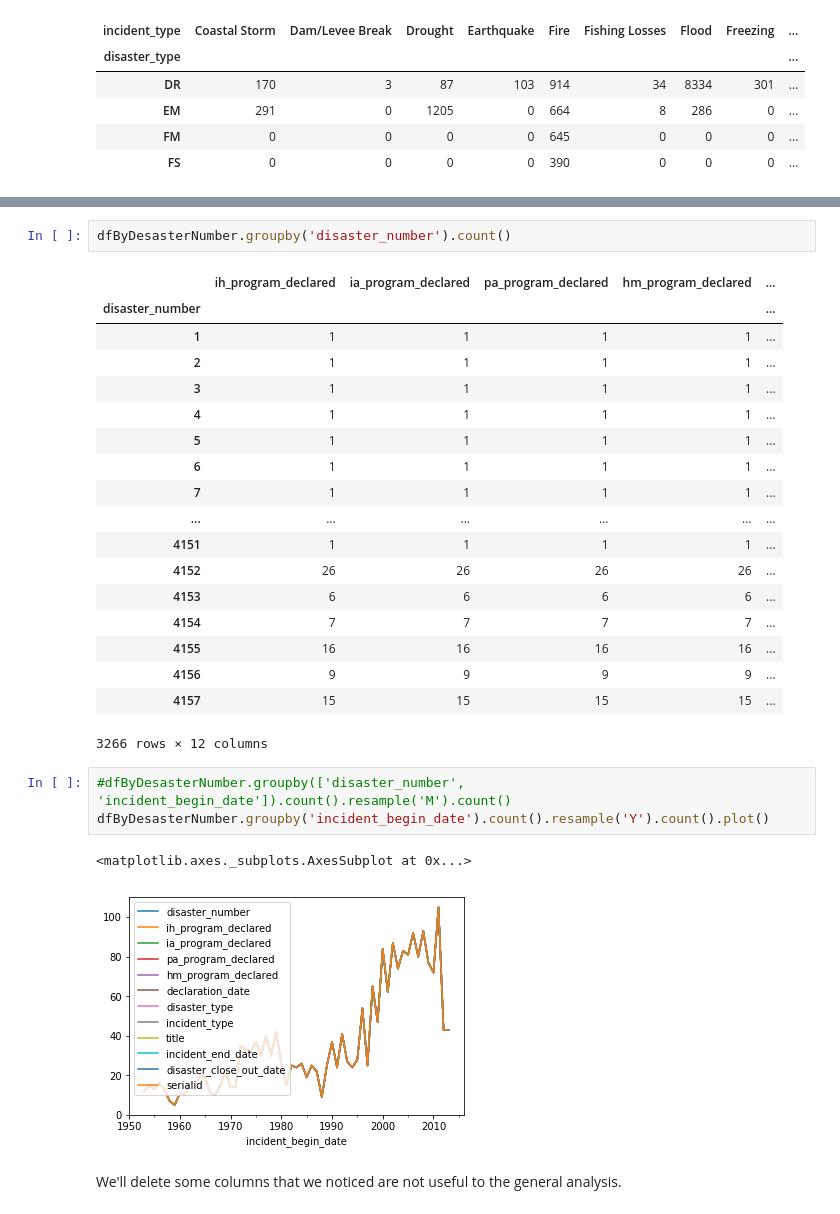
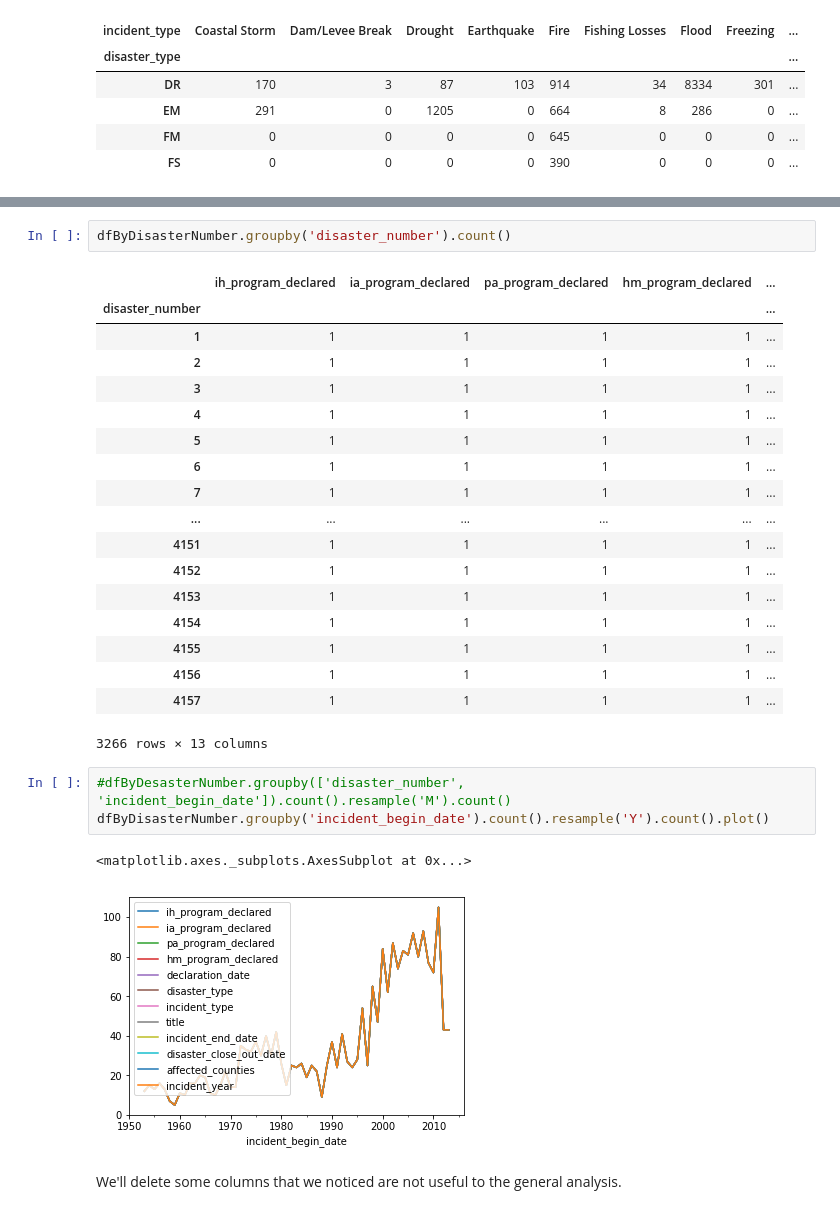
Before and after one commit to Bollack/analytics-disaster-project, a Jupyter notebook: General_Analysis.ipynb, the cells around one changed output, grey strips where cells are left out. Cells and saved outputs as stored; diff of their text form.

```diff
--- a/General_Analysis.ipynb
+++ b/General_Analysis.ipynb
@@ -499,5 +517,5 @@ dfByDesasterNumber.drop(['state', 'declared_county_area'], axis=1, inplace=True)
 # %%
-dfByDesasterNumber.groupby('disaster_number').count()
+dfByDisasterNumber.groupby('disaster_number').count()
 # %% [output]
 |  | ih_program_declared | ia_program_declared | pa_program_declared | hm_program_declared | ... |
 | disaster_number |  |  |  |  | ... |
@@ -510,19 +528,19 @@ dfByDesasterNumber.groupby('disaster_number').count()
 | 7 | 1 | 1 | 1 | 1 | ... |
 | ... | ... | ... | ... | ... | ... |
 | 4151 | 1 | 1 | 1 | 1 | ... |
-| 4152 | 26 | 26 | 26 | 26 | ... |
-| 4153 | 6 | 6 | 6 | 6 | ... |
-| 4154 | 7 | 7 | 7 | 7 | ... |
-| 4155 | 16 | 16 | 16 | 16 | ... |
-| 4156 | 9 | 9 | 9 | 9 | ... |
-| 4157 | 15 | 15 | 15 | 15 | ... |
+| 4152 | 1 | 1 | 1 | 1 | ... |
+| 4153 | 1 | 1 | 1 | 1 | ... |
+| 4154 | 1 | 1 | 1 | 1 | ... |
+| 4155 | 1 | 1 | 1 | 1 | ... |
+| 4156 | 1 | 1 | 1 | 1 | ... |
+| 4157 | 1 | 1 | 1 | 1 | ... |
-3266 rows × 12 columns
+3266 rows × 13 columns
 # %%
 #dfByDesasterNumber.groupby(['disaster_number', 'incident_begin_date']).count().resample('M').count()
-dfByDesasterNumber.groupby('incident_begin_date').count().resample('Y').count().plot()
+dfByDisasterNumber.groupby('incident_begin_date').count().resample('Y').count().plot()
 # %% [output]
 <matplotlib.axes._subplots.AxesSubplot at 0x...>
-[figure, old version]
+[figure, new version]
 # %% [markdown]
 We'll delete some columns that we noticed are not useful to the general analysis.
 # %%
```
Also changed, not shown: parts of 30 cells of this notebook, 1 other file.
